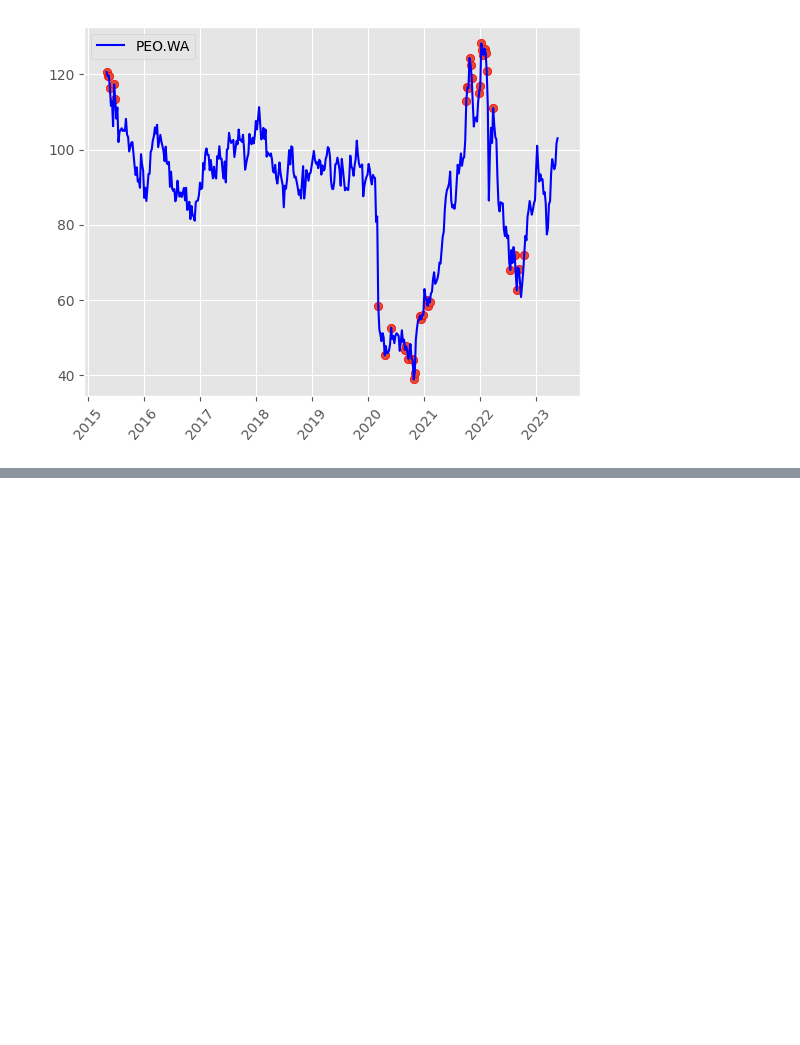
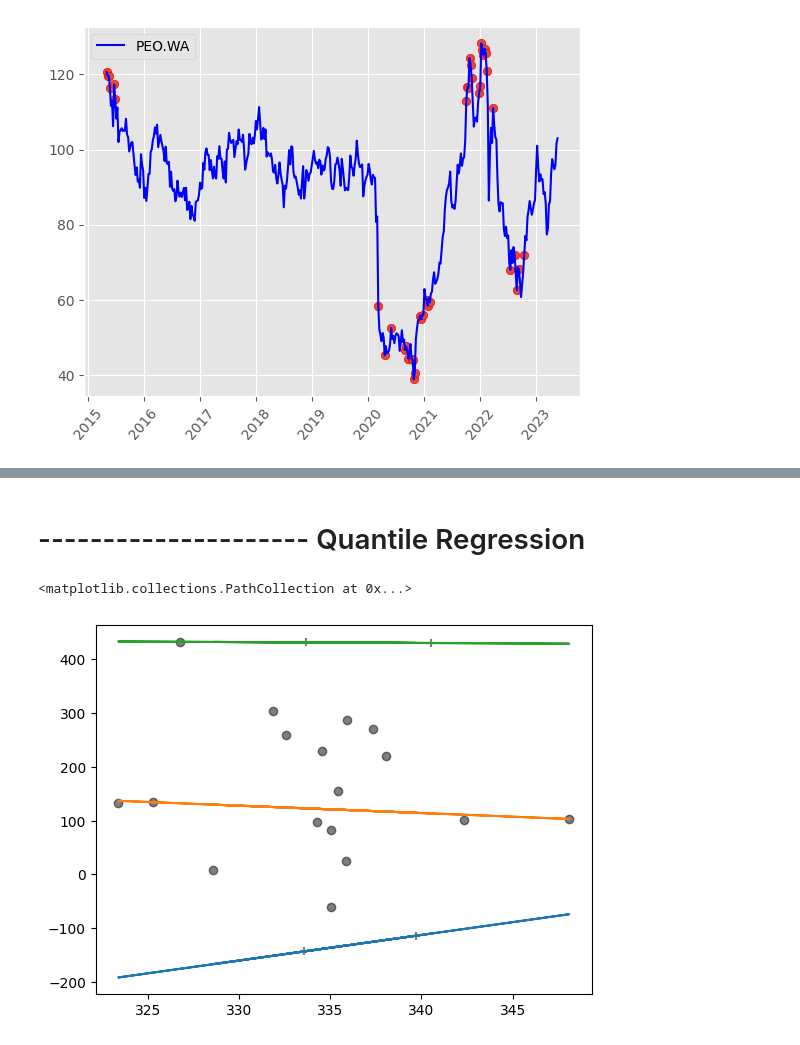
Before and after one commit to Daniel-Rk/Luzne-programy, a Jupyter notebook: cena_analysis.ipynb, the cells around one changed output, grey strips where cells are left out. Cells and saved outputs as stored; diff of their text form; code cells hidden in the pictures; blank space fills up the shorter version.

```diff
--- a/cena_analysis.ipynb
+++ b/cena_analysis.ipynb
@@ -107,0 +75,75 @@ NameError: name 'heatmap' is not defined
+# %% [markdown]
+# --------------------- Quantile Regression
+# %%
+from sklearn.utils.fixes import parse_version, sp_version
+import yfinance as yf
+import numpy as np
+import matplotlib.pyplot as plt
+
+msft = yf.Ticker("MSFT").history()['Close'].values
+
+rng = np.random.RandomState(42)
+x = msft
+X = x[:, np.newaxis]
+y_true_mean = 10 + 0.5 * x
+
+y_normal = y_true_mean + rng.normal(loc=0, scale=0.5 + 0.5 * x, size=x.shape[0])
+a = 5
+y_pareto = y_true_mean + 10 * (rng.pareto(a, size=x.shape[0]) - 1 / (a - 1))
+
+#display(x)
+
+# __ ---------->>>>>>>>>>>>>>>
+solver = "highs" if sp_version >= parse_version("1.6.0") else "interior-point"
+
+from sklearn.linear_model import QuantileRegressor
+
+quantiles = [0.05, 0.5, 0.95]
+predictions = {}
+out_bounds_predictions = np.zeros_like(y_true_mean, dtype=np.bool_)
+for quantile in quantiles:
+    qr = QuantileRegressor(quantile=quantile, alpha=0, solver=solver)
+    y_pred = qr.fit(X, y_normal).predict(X)
+    predictions[quantile] = y_pred
+
+    if quantile == min(quantiles):
+        out_bounds_predictions = np.logical_or(
+            out_bounds_predictions, y_pred >= y_normal
+        )
+    elif quantile == max(quantiles):
+        out_bounds_predictions = np.logical_or(
+            out_bounds_predictions, y_pred <= y_normal
+        )
+
+#plt.plot(X, y_true_mean, color="black", linestyle="dashed", label="True mean")
+#plt.plot(X, x)
+
+
+for quantile, y_pred in predictions.items():
+    #display(y_pred)
+    plt.plot(X, y_pred#, label=f"Quantile: {quantile}"
+             )
+
+plt.scatter(
+    x[out_bounds_predictions],
+    y_normal[out_bounds_predictions],
+    color="black",
+    marker="+",
+    alpha=0.5,
+    label="Outside interval",
+)
+plt.scatter(
+    x[~out_bounds_predictions],
+    y_normal[~out_bounds_predictions],
+    color="black",
+    alpha=0.5,
+    label="Inside interval",
+)
+
+# plt.legend()
+# plt.xlabel("x")
+# plt.ylabel("y")
+# _ = plt.title("Quantiles of heteroscedastic Normal distributed target")
+# %% [output]
+<matplotlib.collections.PathCollection at 0x...>
+[figure, added]
```
Also changed, not shown: parts of 4 cells of this notebook, 5 other files.
